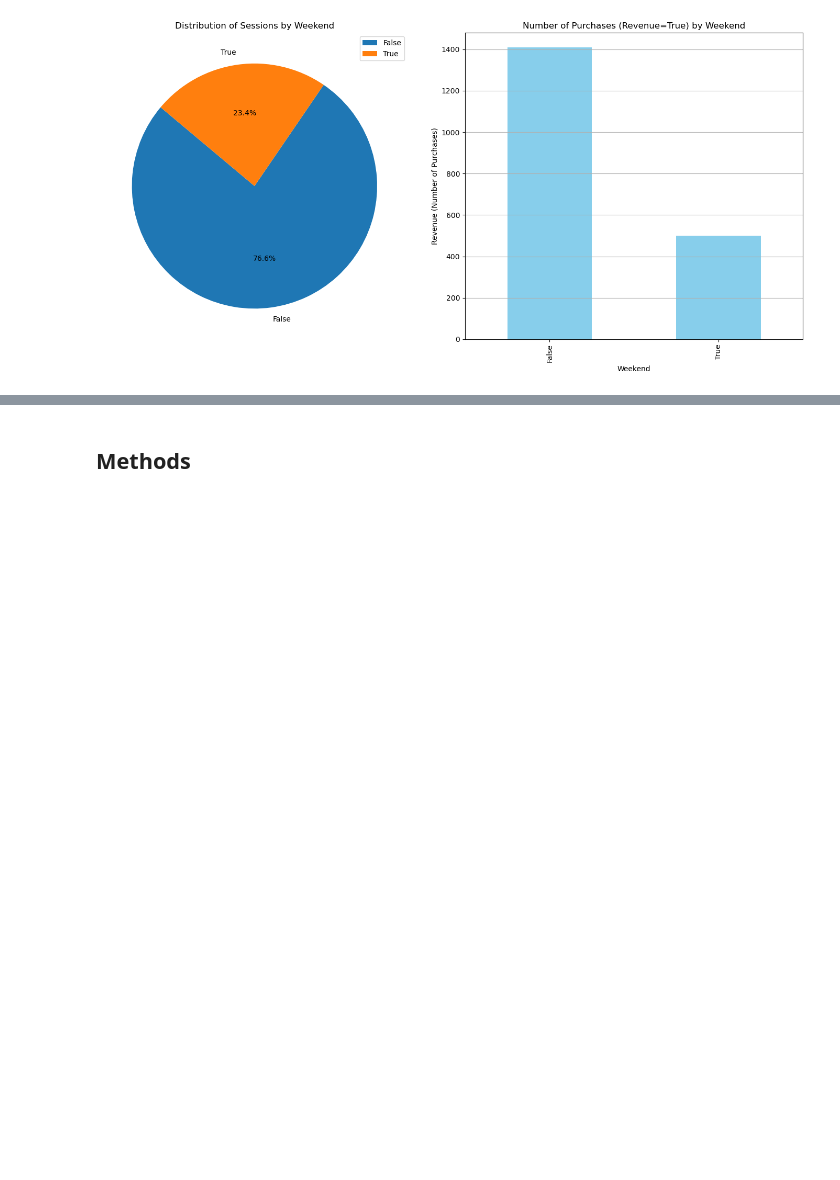
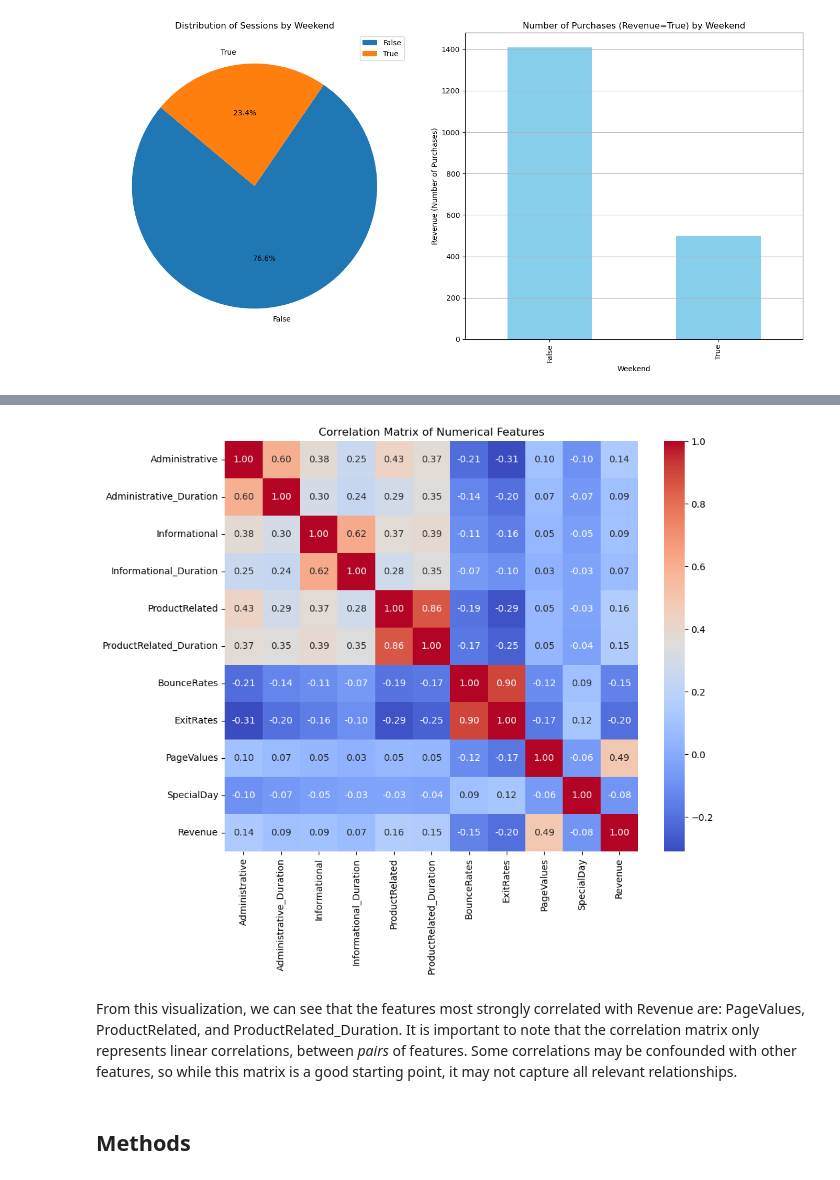
Before and after one commit to DSCI-310-2024/DSCI-310_Group-Project_Group8_Purchasing-Intent-Analysis, a Jupyter notebook: project/Milestone1.ipynb, the cells around one changed output, grey strips where cells are left out. Cells and saved outputs as stored; diff of their text form; code cells hidden in the pictures; blank space fills up the shorter version.

Commit message:
numerical features correlation matrix added

```diff
--- a/project/Milestone1.ipynb
+++ b/project/Milestone1.ipynb
@@ -380,0 +382,14 @@ numerical_features = ['Administrative', 'Administrative_Duration', 'Informationa
+# %%
+# converting Revenue to a numerical data type
+
+data_numerical = data.copy()
+data_numerical['Revenue'] = data_numerical['Revenue'].astype(int)
+
+# defining list of numerical features
+numerical_features = ['Administrative', 'Administrative_Duration', 'Informational',
+                      'Informational_Duration', 'ProductRelated', 'ProductRelated_Duration',
+                      'BounceRates', 'ExitRates', "PageValues", 'SpecialDay', 'Revenue'] # Revenue is not originally a numerical feature, but is included here because of the conversion above
+
+data_numerical = data_numerical[numerical_features]
+
+data_numerical.head()
@@ -381,3 +403,18 @@ numerical_features = ['Administrative', 'Administrative_Duration', 'Informationa
+# %%
+# making the correlation plot
+
+# making the correlation plot
+corr_matrix = data_numerical.corr()
+
+# creating a heatmap to visualize the correlations
+plt.figure(figsize=(10, 8))
+sns.heatmap(corr_matrix, annot=True, fmt=".2f", cmap='coolwarm')
+plt.title('Correlation Matrix of Numerical Features')
+plt.show()
+# %% [output]
+[figure, added]
+# %% [markdown]
+From this visualization, we can see that the features most strongly correlated with Revenue are: PageValues, ProductRelated, and ProductRelated_Duration. It is important to note that the correlation matrix only represents linear correlations, between *pairs* of features. Some correlations may be confounded with other features, so while this matrix is a good starting point, it may not capture all relevant relationships.
 # %% [markdown]
 ## Methods
 # %% [markdown]
```
Also changed, not shown: parts of 5 cells of this notebook.
